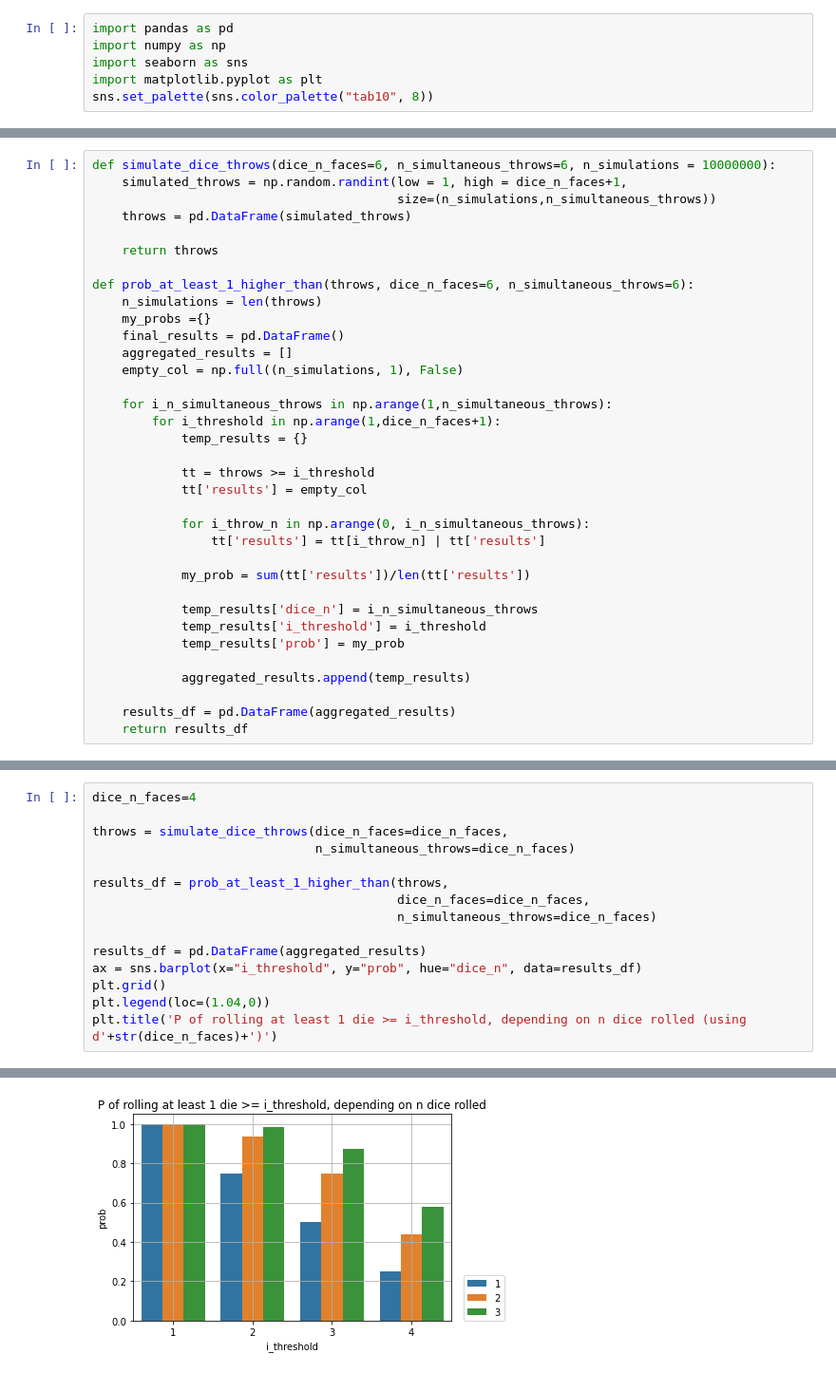
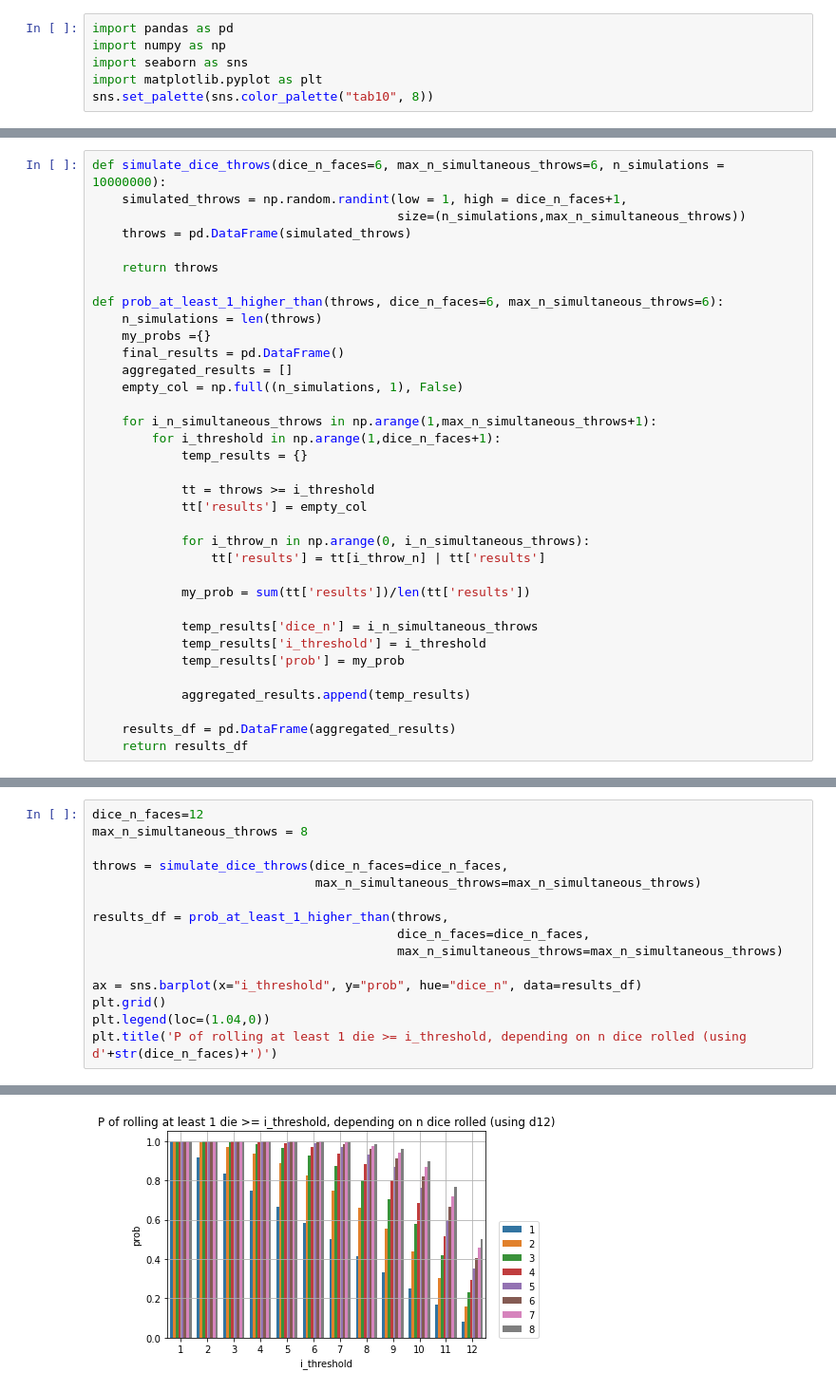
Before and after one commit to drewlr/dice-simulation, a Jupyter notebook: Prob of at least a number.ipynb, the cells around one changed output, grey strips where cells are left out. Shown at 95% size. Saved outputs shown, nothing was run; the diff lists cells and outputs as text.

```diff
--- a/Prob of at least a number.ipynb
+++ b/Prob of at least a number.ipynb
@@ -11,19 +7,19 @@ len(throws)
 # %%
-def simulate_dice_throws(dice_n_faces=6, n_simultaneous_throws=6, n_simulations = 10000000):
+def simulate_dice_throws(dice_n_faces=6, max_n_simultaneous_throws=6, n_simulations = 10000000):
     simulated_throws = np.random.randint(low = 1, high = dice_n_faces+1,
-                                         size=(n_simulations,n_simultaneous_throws))
+                                         size=(n_simulations,max_n_simultaneous_throws))
     throws = pd.DataFrame(simulated_throws)
 
     return throws
 
-def prob_at_least_1_higher_than(throws, dice_n_faces=6, n_simultaneous_throws=6):
+def prob_at_least_1_higher_than(throws, dice_n_faces=6, max_n_simultaneous_throws=6):
     n_simulations = len(throws)
     my_probs ={}
     final_results = pd.DataFrame()
     aggregated_results = []
     empty_col = np.full((n_simulations, 1), False)
 
-    for i_n_simultaneous_throws in np.arange(1,n_simultaneous_throws):
+    for i_n_simultaneous_throws in np.arange(1,max_n_simultaneous_throws+1):
         for i_threshold in np.arange(1,dice_n_faces+1):
             temp_results = {}
 
@@ -142,14 +94,14 @@ Text(0.5, 1.0, 'P of rolling at least 1 die >= i_threshold, depending on n dice
 # %%
-dice_n_faces=4
+dice_n_faces=12
+max_n_simultaneous_throws = 8
 
 throws = simulate_dice_throws(dice_n_faces=dice_n_faces,
-                              n_simultaneous_throws=dice_n_faces)
+                              max_n_simultaneous_throws=max_n_simultaneous_throws)
 
 results_df = prob_at_least_1_higher_than(throws,
                                          dice_n_faces=dice_n_faces,
-                                         n_simultaneous_throws=dice_n_faces)
+                                         max_n_simultaneous_throws=max_n_simultaneous_throws)
 
-results_df = pd.DataFrame(aggregated_results)
 ax = sns.barplot(x="i_threshold", y="prob", hue="dice_n", data=results_df)
 plt.grid()
 plt.legend(loc=(1.04,0))
@@ -159 +111 @@ Text(0.5, 1.0, 'P of rolling at least 1 die >= i_threshold, depending on n dice
-[figure, old version]
+[figure, new version]
```
Also changed, not shown: parts of 10 cells of this notebook.
